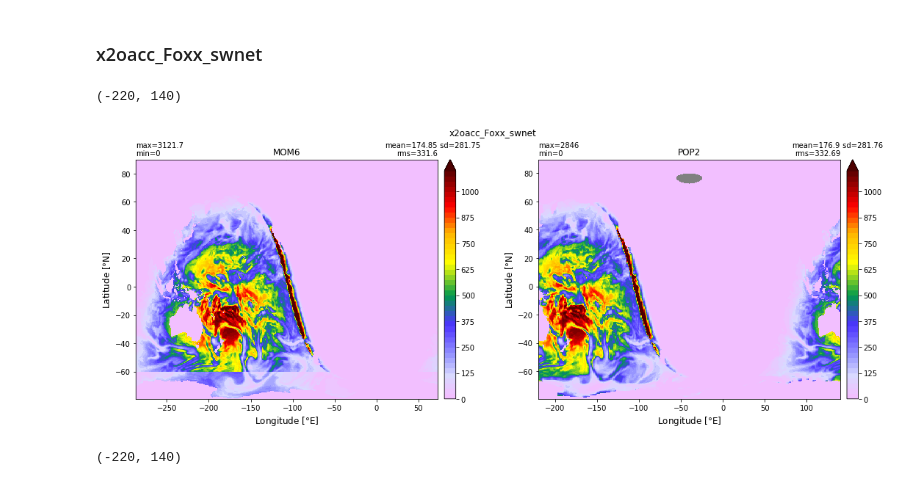
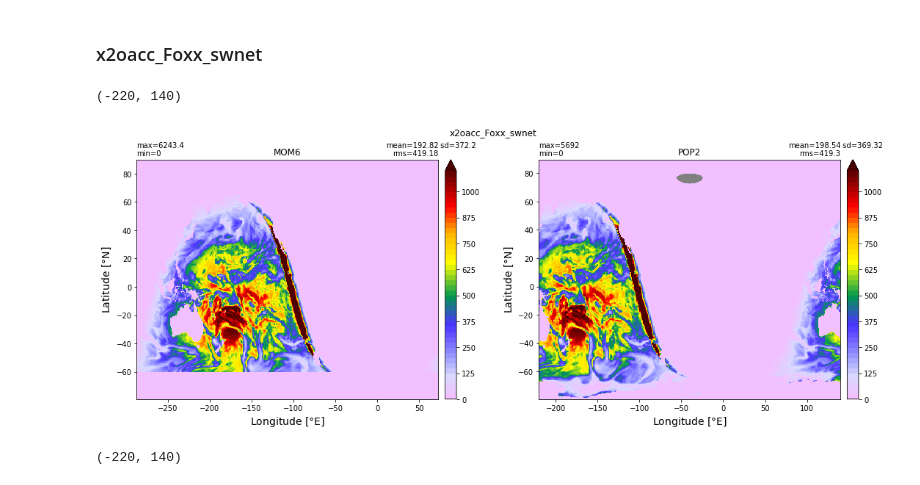
Before and after one commit to gustavo-marques/cesm_mom6_progress, a Jupyter notebook: chlorophyll_absorption/MOM6_vs_POP2.ipynb, the cells around one changed output. Cells and saved outputs as stored; diff of their text form; code cells hidden in the pictures.

```diff
--- a/chlorophyll_absorption/MOM6_vs_POP2.ipynb
+++ b/chlorophyll_absorption/MOM6_vs_POP2.ipynb
@@ -127,19 +127,19 @@ ds_pop_time = xr.open_dataset(pop_path+'gpop2.e22.GJRAv3.TL319_g16.sw_comparison
 # %%
 %matplotlib inline
 fig, ax = plt.subplots(nrows=1, ncols=2, figsize=(18,6))
 variable = 'x2oacc_Foxx_swnet'
-mom = np.ma.masked_invalid(mom_hist[variable][1,:].values)
-pop = np.ma.masked_invalid(pop_hist[variable][1,:].values)
+mom = np.ma.masked_invalid(mom_hist[variable][0,:].values)
+pop = np.ma.masked_invalid(pop_hist[variable][0,:].values)
 
 plt.suptitle(variable)
 xyplot(mom, grd_mom.geolon, grd_mom.geolat, grd_mom.area_t, title='MOM6',
        axis=ax[0], nbins=50, clim=(0,1082))
 xyplot(pop, grd_pop.TLONG.values, grd_pop.TLAT.values, grd_pop.TAREA.values, title='POP2',
        axis=ax[1], nbins=50, clim=(0,1082))
 ax[1].set_xlim(-220,140)
 # %% [output]
 (-220, 140)
-[figure, old version]
+[figure, new version]
 # %%
 fig, ax = plt.subplots(nrows=1, ncols=2, figsize=(18,6))
 variable = 'x2oacc_Foxx_swnet'
```
Also changed, not shown: 1 other file.
